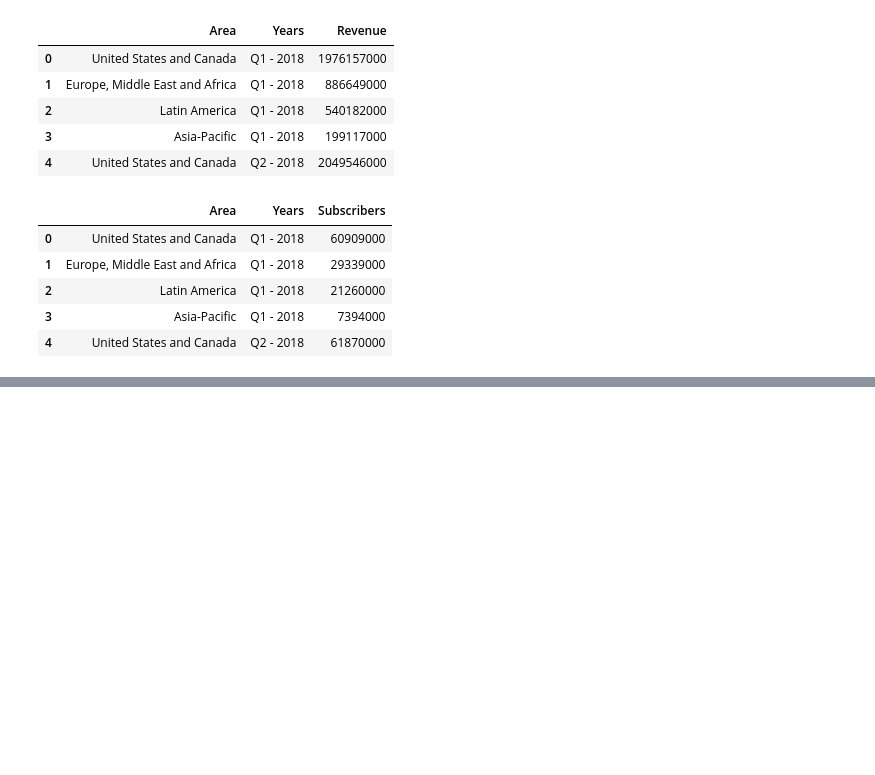
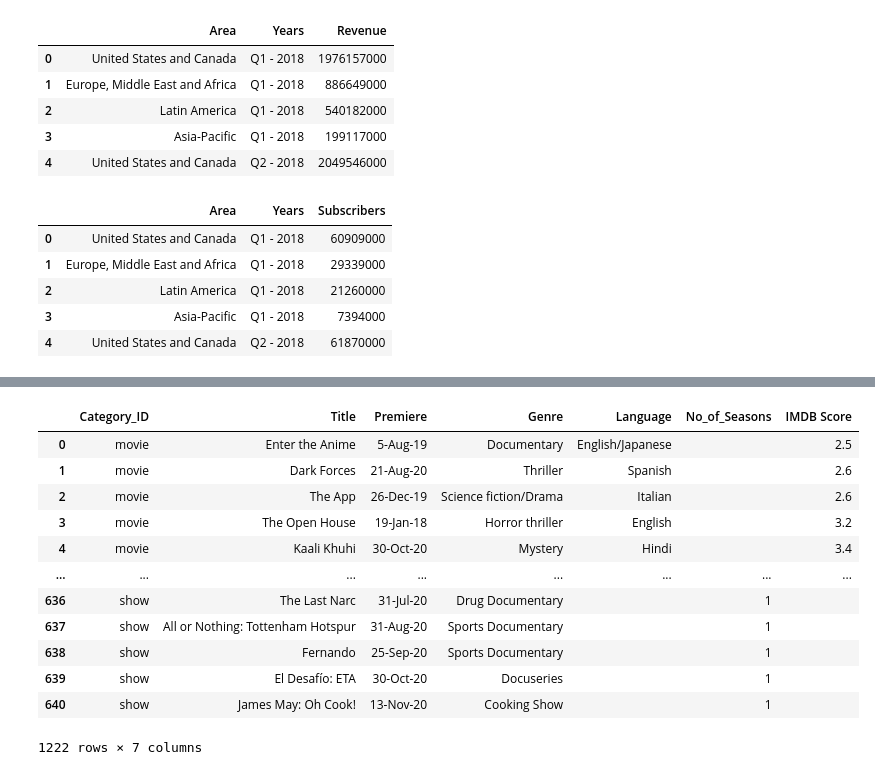
Before and after one commit to anguloag/Netflix-ETL, a Jupyter notebook: ETL.ipynb, the cells around one changed output, grey strips where cells are left out. Cells and saved outputs as stored; diff of their text form; code cells hidden in the pictures; blank space fills up the shorter version.

```diff
--- a/ETL.ipynb
+++ b/ETL.ipynb
@@ -63,0 +104,23 @@ subscriber_data_df.head()
+# %%
+# Create a new table that shows both movies and tv shows
+movies_shows_df = movies_data_df.append(tv_data_df)
+
+# Drop rows that say: Awaiting release or Premiere in Premiere column
+movies_shows_df = movies_shows_df[movies_shows_df["Premiere"] != 'Awaiting release']
+movies_shows_df = movies_shows_df[movies_shows_df["Premiere"] != 'Premiere']
+
+movies_shows_df
+# %% [output]
+|  | Category_ID | Title | Premiere | Genre | Language | No_of_Seasons | IMDB Score |
+| 0 | movie | Enter the Anime | 5-Aug-19 | Documentary | English/Japanese |  | 2.5 |
+| 1 | movie | Dark Forces | 21-Aug-20 | Thriller | Spanish |  | 2.6 |
+| 2 | movie | The App | 26-Dec-19 | Science fiction/Drama | Italian |  | 2.6 |
+| 3 | movie | The Open House | 19-Jan-18 | Horror thriller | English |  | 3.2 |
+| 4 | movie | Kaali Khuhi | 30-Oct-20 | Mystery | Hindi |  | 3.4 |
+| ... | ... | ... | ... | ... | ... | ... | ... |
+| 636 | show | The Last Narc | 31-Jul-20 | Drug Documentary |  | 1 |  |
+| 637 | show | All or Nothing: Tottenham Hotspur | 31-Aug-20 | Sports Documentary |  | 1 |  |
+| 638 | show | Fernando | 25-Sep-20 | Sports Documentary |  | 1 |  |
+| 639 | show | El Desafío: ETA | 30-Oct-20 | Docuseries |  | 1 |  |
+| 640 | show | James May: Oh Cook! | 13-Nov-20 | Cooking Show |  | 1 |  |
+1222 rows × 7 columns
```
Also changed, not shown: parts of 5 cells of this notebook.
